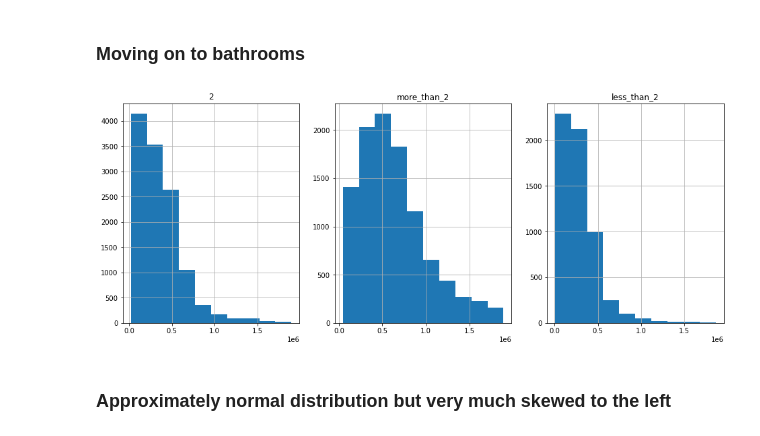
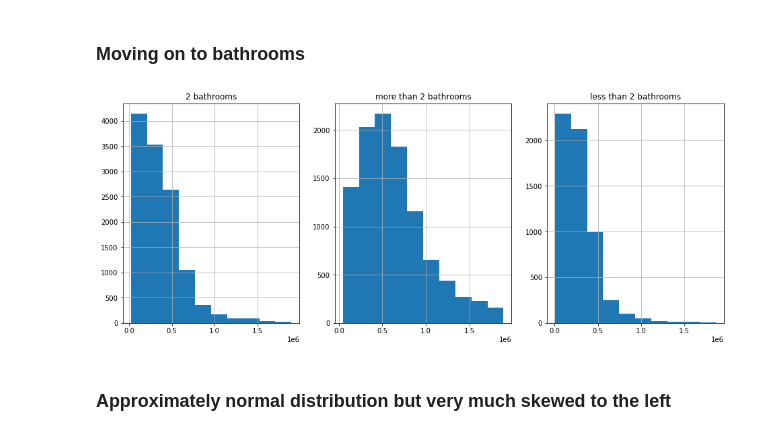
Before and after one commit to jesse-d-marder/regression-project, a Jupyter notebook: prepare_explore_model.ipynb, the cells around one changed output. Cells and saved outputs as stored; diff of their text form; code cells hidden in the pictures.

```diff
--- a/prepare_explore_model.ipynb
+++ b/prepare_explore_model.ipynb
@@ -213,6 +213,6 @@ alpha = 0.05
 plt.figure(figsize=(16,6))
 for i, bed_cat in enumerate(set(train.bedroom_cat)):
     plt.subplot(1, 3, i+1)
-    plt.title(bed_cat)
+    plt.title(bed_cat.replace("_"," ")+" bedrooms")
     train.tax_value[train.bedroom_cat == bed_cat].hist()
 # %% [output]
@@ -250,11 +250,11 @@ more_than_3 29.09 Significantly Greater
 # %%
 plt.figure(figsize=(16,6))
 for i, bath_cat in enumerate(set(train.bathroom_cat)):
     plt.subplot(1, 3, i+1)
-    plt.title(bath_cat)
+    plt.title(bath_cat.replace("_"," ")+" bathrooms")
     train.tax_value[train.bathroom_cat == bath_cat].hist()
 # %% [output]
-[figure, old version]
+[figure, new version]
 # %% [markdown]
 ### Approximately normal distribution but very much skewed to the left
 # %%
```
Also changed, not shown: parts of 2 cells of this notebook, 3 other files.
